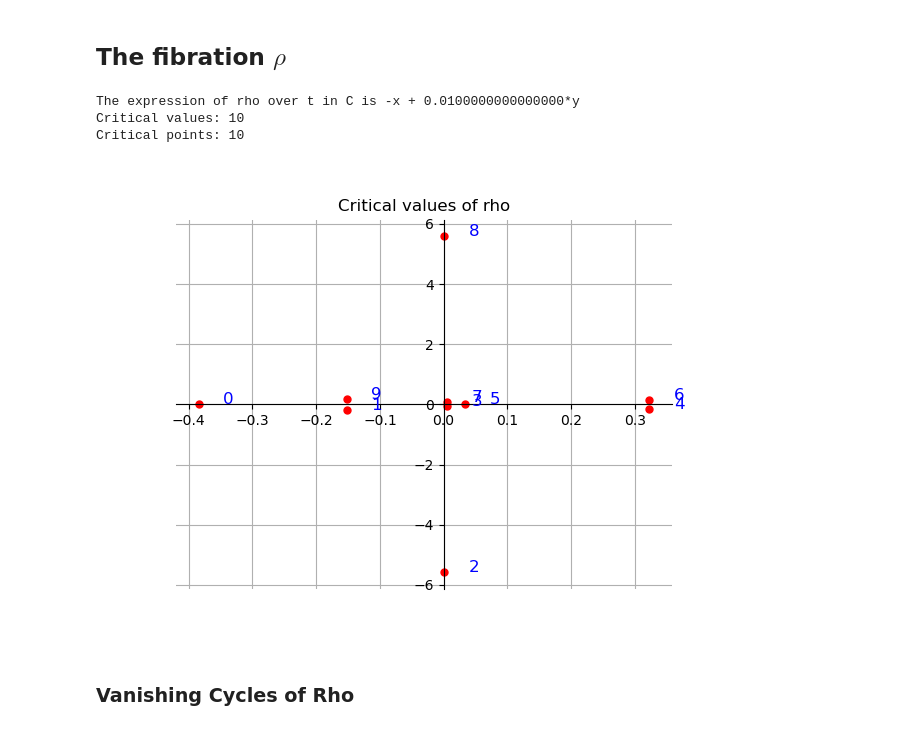
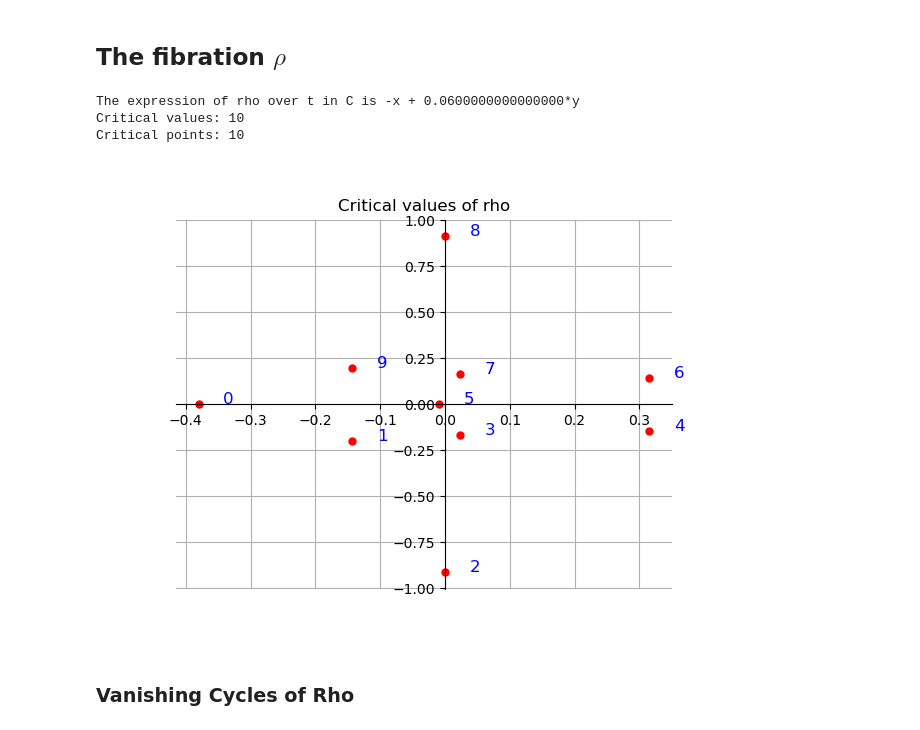
Before and after one commit to ViveLeFrance/Painlev-, a Jupyter notebook: parker.ipynb, the cells around one changed output. Drawn from its saved outputs; the diff is of its cells as text; code cells hidden in the pictures.

```diff
--- a/parker.ipynb
+++ b/parker.ipynb
@@ -106,43 +93,43 @@ rho = ar*x + br*y
 
 # rho = rho.subs({ar: 3*e^(2*Pi*I*-0.05).n(), br: 8*e^(2*I*Pi*0.08).n()})
 
-rho = rho.subs({ar: -1, br: 0.01})
-origin_fibre_rho = 0
+rho = rho.subs({ar: -1, br: 0.06})
+origin_fibre_rho = -0.1
 
 rho_t = rho.subs(solvefor == t_fibre)
 rho_0 = rho_t.subs(t==origin_fibre)
 
 rho = LefschetzFibration([x,y], t_fibre.subs(t==origin_fibre), rho_0)
 
 crit_points_rho = rho.get_critical_points()
 crit_values_rho = sort_by_angle(rho.get_critical_values())
 
 # Somehow crit values is bugging out
 
 # a = var('a', domain=CC)
 # constraints = [rho.domain==0]
 # gradient_constraints = [rho.domain.diff(variable) == a*rho.fibration.diff(variable) for variable in rho.variables]
 # a_solved = solve(gradient_constraints[0], a)[0]
 # b = gradient_constraints[0]
 # gradient_constraints = [constraint.lhs() - constraint.rhs().subs(a_solved) ==0 for constraint in gradient_constraints[1:]]
 # constraints.extend(gradient_constraints)
 # print(constraints)
 
 # crit_points_rho = solve(constraints, rho.variables)
 # crit_points_rho = [[expression.lhs() == expression.rhs().n() for expression in solution] for solution in crit_points_rho]
 # crit_values_rho = sort_by_angle([rho(cpoint) for cpoint in crit_points_rho])
 
 # print(crit_points_rho)
 
 print(f'The expression of rho over t in C is {rho_t}')
 print(f'Critical values: {len(crit_values_rho)}')
 print(f'Critical points: {len(crit_points_rho)}')
 plot_points_ordered(crit_values_rho, origin_fibre=origin_fibre_rho, title="Critical values of rho")
 # %% [output]
-The expression of rho over t in C is -x + 0.0100000000000000*y
+The expression of rho over t in C is -x + 0.0600000000000000*y
 Critical values: 10
 Critical points: 10
-[figure, old version]
+[figure, new version]
 # %% [markdown]
 ### Vanishing Cycles of Rho
 # %% [markdown]
```
Also changed, not shown: parts of 9 cells of this notebook, 1 other file.
